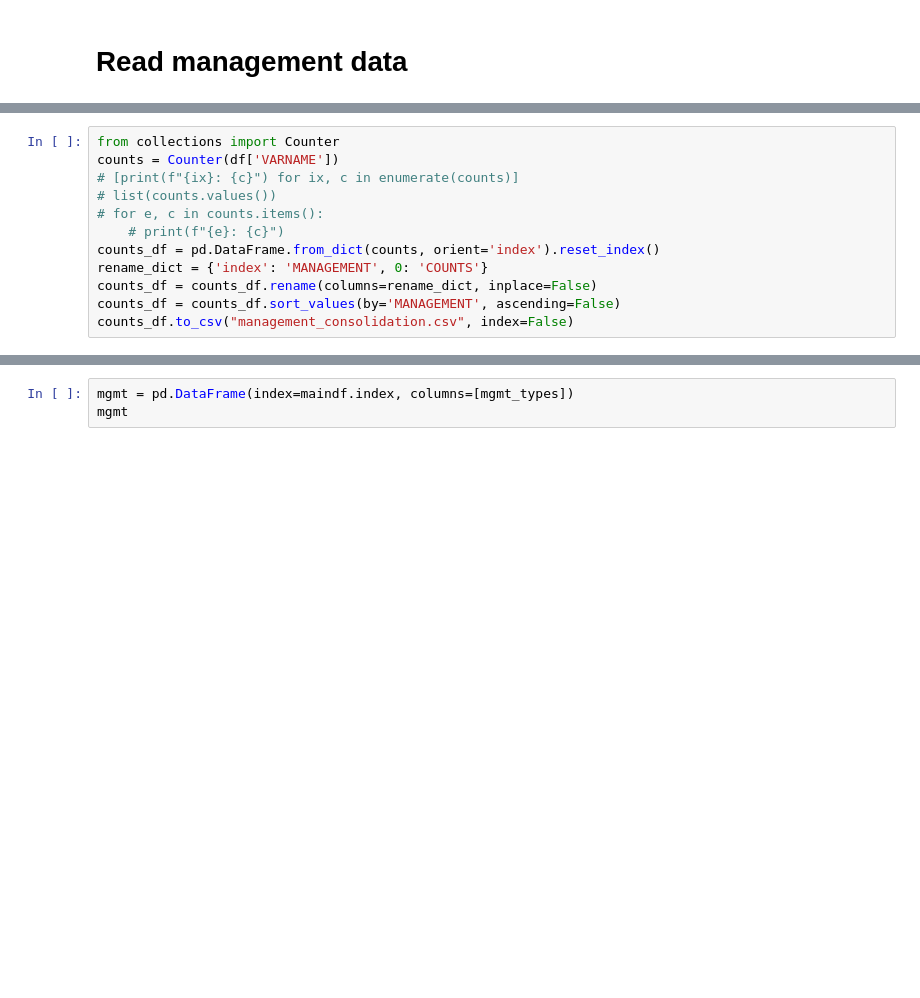
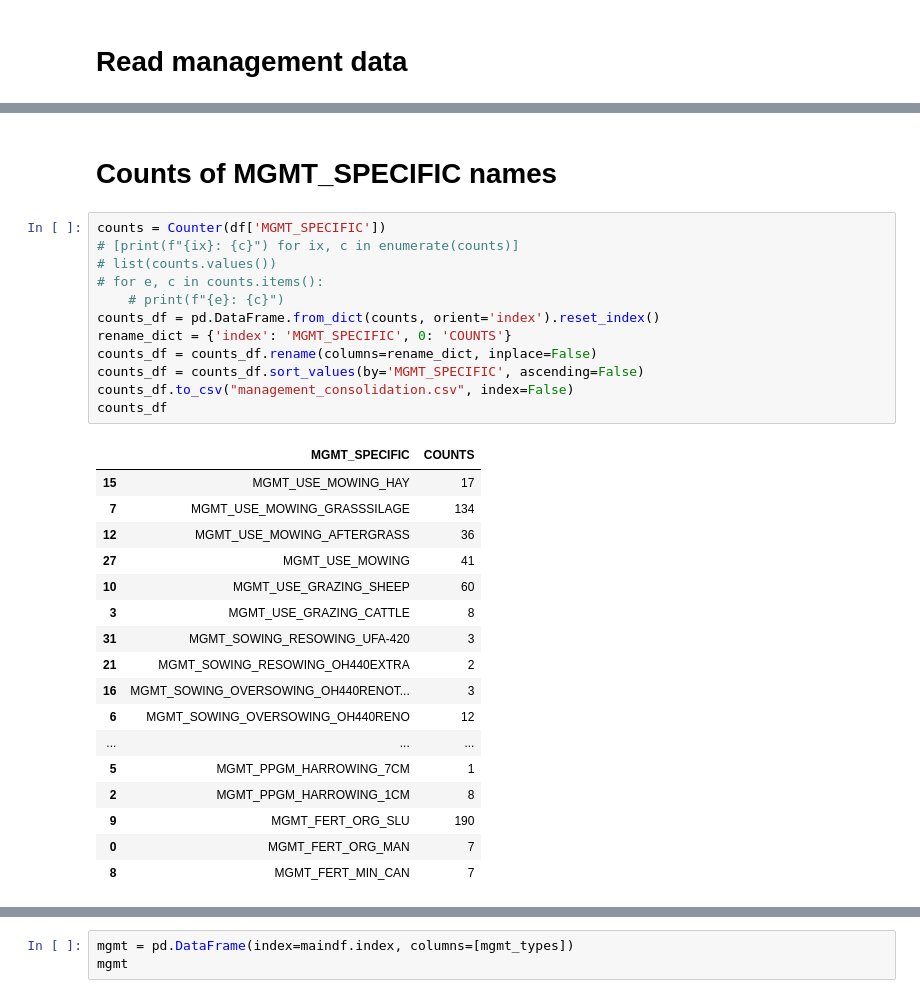
Before and after one commit to holukas/dataset_cha_fp2024_2005-2023, a Jupyter notebook: notebooks/15_MANAGEMENT/read.ipynb, the cells around one changed output, grey strips where cells are left out. Drawn from its saved outputs; the diff is of its cells as text; blank space fills up the shorter version.

```diff
--- a/notebooks/15_MANAGEMENT/read.ipynb
+++ b/notebooks/15_MANAGEMENT/read.ipynb
@@ -151,12 +181,32 @@ display(df)
+# %% [markdown]
+# Counts of MGMT_SPECIFIC names
 # %%
-from collections import Counter
-counts = Counter(df['VARNAME'])
+counts = Counter(df['MGMT_SPECIFIC'])
 # [print(f"{ix}: {c}") for ix, c in enumerate(counts)]
 # list(counts.values())
 # for e, c in counts.items():
     # print(f"{e}: {c}")
 counts_df = pd.DataFrame.from_dict(counts, orient='index').reset_index()
-rename_dict = {'index': 'MANAGEMENT', 0: 'COUNTS'}
+rename_dict = {'index': 'MGMT_SPECIFIC', 0: 'COUNTS'}
 counts_df = counts_df.rename(columns=rename_dict, inplace=False)
-counts_df = counts_df.sort_values(by='MANAGEMENT', ascending=False)
+counts_df = counts_df.sort_values(by='MGMT_SPECIFIC', ascending=False)
 counts_df.to_csv("management_consolidation.csv", index=False)
+counts_df
+# %% [output]
+|  | MGMT_SPECIFIC | COUNTS |
+| 15 | MGMT_USE_MOWING_HAY | 17 |
+| 7 | MGMT_USE_MOWING_GRASSSILAGE | 134 |
+| 12 | MGMT_USE_MOWING_AFTERGRASS | 36 |
+| 27 | MGMT_USE_MOWING | 41 |
+| 10 | MGMT_USE_GRAZING_SHEEP | 60 |
+| 3 | MGMT_USE_GRAZING_CATTLE | 8 |
+| 31 | MGMT_SOWING_RESOWING_UFA-420 | 3 |
+| 21 | MGMT_SOWING_RESOWING_OH440EXTRA | 2 |
+| 16 | MGMT_SOWING_OVERSOWING_OH440RENOT... | 3 |
+| 6 | MGMT_SOWING_OVERSOWING_OH440RENO | 12 |
+| ... | ... | ... |
+| 5 | MGMT_PPGM_HARROWING_7CM | 1 |
+| 2 | MGMT_PPGM_HARROWING_1CM | 8 |
+| 9 | MGMT_FERT_ORG_SLU | 190 |
+| 0 | MGMT_FERT_ORG_MAN | 7 |
+| 8 | MGMT_FERT_MIN_CAN | 7 |
```
Also changed, not shown: parts of 12 cells of this notebook, 3 other files.
